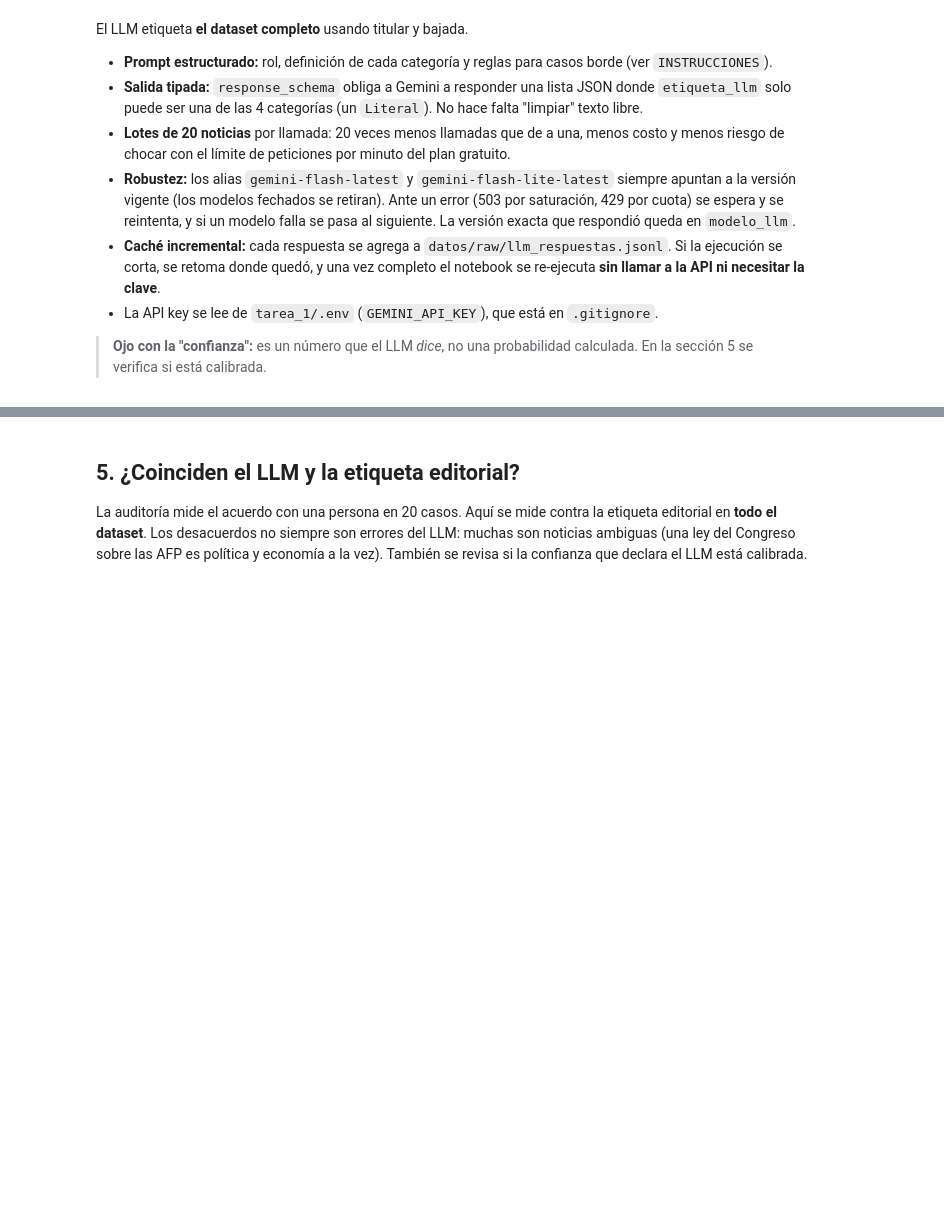
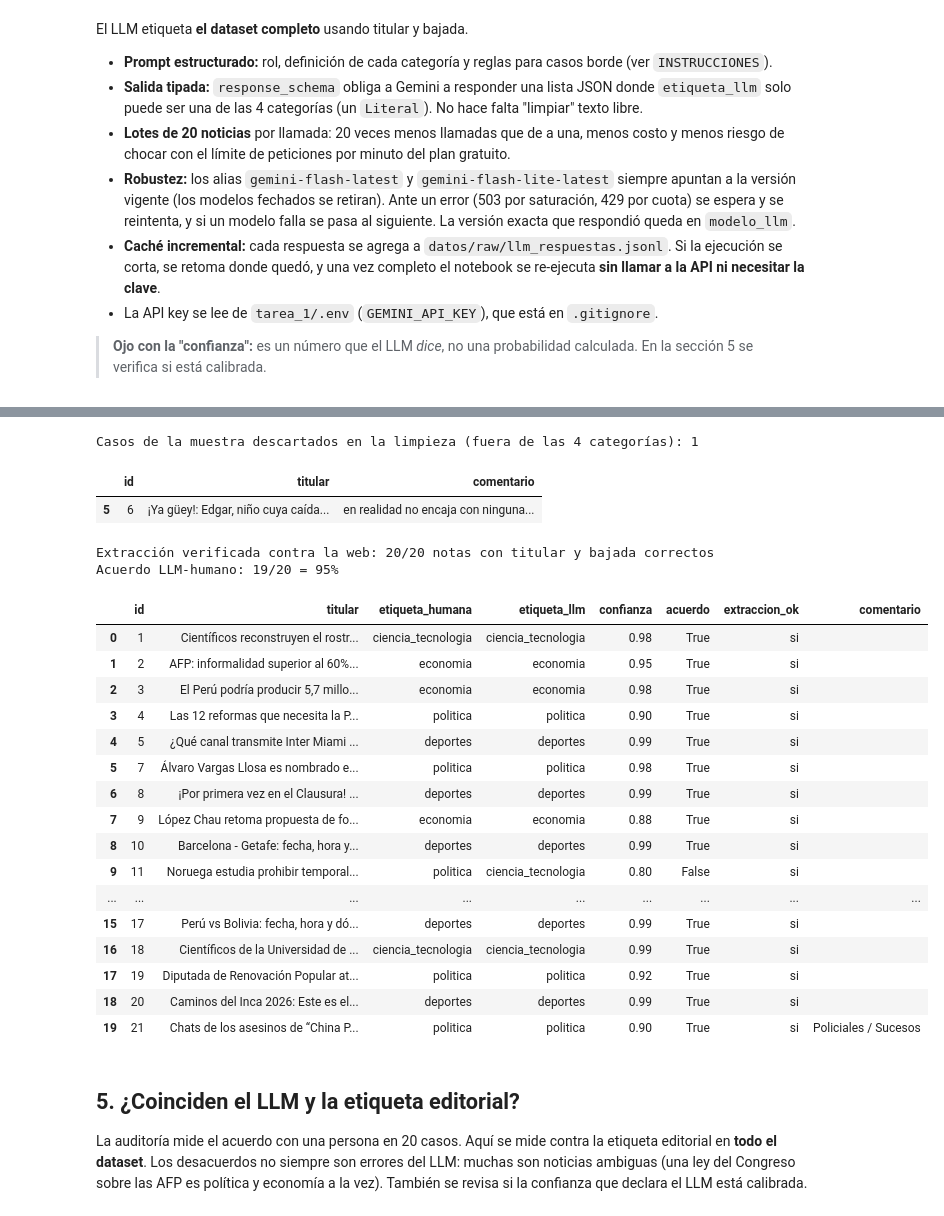
Before and after one commit to rodnm/intermediate-python-hw, a Jupyter notebook: tarea_1/02_clasificacion.ipynb, the cells around one changed output, grey strips where cells are left out. Drawn from its saved outputs; the diff is of its cells as text; code cells hidden in the pictures; blank space fills up the shorter version.

```diff
--- a/tarea_1/02_clasificacion.ipynb
+++ b/tarea_1/02_clasificacion.ipynb
@@ -212,7 +236,9 @@ if len(pendientes):
         print(f"  lote {inicio // TAM_LOTE + 1}: {len(lote)} noticias en {segundos:.1f} s")
         time.sleep(PAUSA_ENTRE_LOTES)
 
+# La caché puede guardar respuestas de notas que la limpieza descartó después (p. ej. tecnologia/streamers)
 llm = pd.DataFrame(cache_llm.values())
+llm = llm[llm["url"].isin(df["url"])]
 df = df.merge(llm[["url", "etiqueta_llm", "confianza", "modelo_llm", "fecha"]].rename(columns={"fecha": "fecha_llm"}),
               on="url", validate="one_to_one")
 assert len(df) == len(llm) and df["etiqueta_llm"].notna().all()
@@ -236,25 +284,57 @@ queda en `datos/raw/auditoria_claves.csv`.
 # %%
 RUTA_AUDITORIA = DATOS / "auditoria_llm.csv"
 RUTA_CLAVES = DATOS / "raw" / "auditoria_claves.csv"
 
 if not RUTA_AUDITORIA.exists():
     muestra = df.sample(20, random_state=SEED).reset_index(drop=True)
     muestra["id"] = muestra.index + 1
     muestra[["id", "url"]].to_csv(RUTA_CLAVES, index=False)
-    (muestra[["id", "titular", "bajada"]].assign(etiqueta_humana="", comentario="")
+    (muestra[["id", "titular", "bajada"]].assign(etiqueta_humana="", extraccion_ok="", comentario="")
      .to_csv(RUTA_AUDITORIA, index=False, encoding="utf-8-sig"))
     raise SystemExit("Plantilla creada en datos/auditoria_llm.csv: completar etiqueta_humana y volver a ejecutar.")
 
 auditoria = (pd.read_csv(RUTA_AUDITORIA, encoding="utf-8-sig").fillna({"comentario": ""})
-             .merge(pd.read_csv(RUTA_CLAVES), on="id")
-             .merge(df[["url", "etiqueta_llm", "confianza", "etiqueta"]], on="url"))
+             .merge(pd.read_csv(RUTA_CLAVES), on="id"))
+fuera_de_dominio = auditoria[~auditoria["url"].isin(df["url"])]
+print(f"Casos de la muestra descartados en la limpieza (fuera de las 4 categorías): {len(fuera_de_dominio)}")
+display(fuera_de_dominio[["id", "titular", "comentario"]])
+auditoria = auditoria.merge(df[["url", "etiqueta_llm", "confianza", "etiqueta"]], on="url")
+assert len(auditoria) == 20, f"La auditoría debe tener 20 casos válidos y tiene {len(auditoria)}"
 auditoria["etiqueta_humana"] = auditoria["etiqueta_humana"].str.strip()
+auditoria["extraccion_ok"] = auditoria["extraccion_ok"].str.strip().str.lower()
 assert auditoria["etiqueta_humana"].isin(CATEGORIAS).all(), "Hay etiquetas humanas vacías o mal escritas"
+assert auditoria["extraccion_ok"].isin(["si", "no"]).all(), "extraccion_ok debe ser 'si' o 'no' en las 20 filas"
 
+extraccion_ok = int((auditoria["extraccion_ok"] == "si").sum())
+print(f"Extracción verificada contra la web: {extraccion_ok}/20 notas con titular y bajada correctos")
 auditoria["acuerdo"] = auditoria["etiqueta_humana"] == auditoria["etiqueta_llm"]
 acuerdo_llm_humano = int(auditoria["acuerdo"].sum())
 print(f"Acuerdo LLM-humano: {acuerdo_llm_humano}/20 = {acuerdo_llm_humano / 20:.0%}")
-display(auditoria[["id", "titular", "etiqueta_humana", "etiqueta_llm", "confianza", "acuerdo", "comentario"]])
+display(auditoria[["id", "titular", "etiqueta_humana", "etiqueta_llm", "confianza", "acuerdo",
+                   "extraccion_ok", "comentario"]])
+# %% [output]
+Casos de la muestra descartados en la limpieza (fuera de las 4 categorías): 1
+|  | id | titular | comentario |
+| 5 | 6 | ¡Ya güey!: Edgar, niño cuya caída... | en realidad no encaja con ninguna... |
+Extracción verificada contra la web: 20/20 notas con titular y bajada correctos
+Acuerdo LLM-humano: 19/20 = 95%
+|  | id | titular | etiqueta_humana | etiqueta_llm | confianza | acuerdo | extraccion_ok | comentario |
+| 0 | 1 | Científicos reconstruyen el rostr... | ciencia_tecnologia | ciencia_tecnologia | 0.98 | True | si |  |
+| 1 | 2 | AFP: informalidad superior al 60%... | economia | economia | 0.95 | True | si |  |
+| 2 | 3 | El Perú podría producir 5,7 millo... | economia | economia | 0.98 | True | si |  |
+| 3 | 4 | Las 12 reformas que necesita la P... | politica | politica | 0.90 | True | si |  |
+| 4 | 5 | ¿Qué canal transmite Inter Miami ... | deportes | deportes | 0.99 | True | si |  |
+| 5 | 7 | Álvaro Vargas Llosa es nombrado e... | politica | politica | 0.98 | True | si |  |
+| 6 | 8 | ¡Por primera vez en el Clausura! ... | deportes | deportes | 0.99 | True | si |  |
+| 7 | 9 | López Chau retoma propuesta de fo... | economia | economia | 0.88 | True | si |  |
+| 8 | 10 | Barcelona - Getafe: fecha, hora y... | deportes | deportes | 0.99 | True | si |  |
+| 9 | 11 | Noruega estudia prohibir temporal... | politica | ciencia_tecnologia | 0.80 | False | si |  |
+| ... | ... | ... | ... | ... | ... | ... | ... | ... |
+| 15 | 17 | Perú vs Bolivia: fecha, hora y dó... | deportes | deportes | 0.99 | True | si |  |
+| 16 | 18 | Científicos de la Universidad de ... | ciencia_tecnologia | ciencia_tecnologia | 0.99 | True | si |  |
+| 17 | 19 | Diputada de Renovación Popular at... | politica | politica | 0.92 | True | si |  |
+| 18 | 20 | Caminos del Inca 2026: Este es el... | deportes | deportes | 0.99 | True | si |  |
+| 19 | 21 | Chats de los asesinos de “China P... | politica | politica | 0.90 | True | si | Policiales / Sucesos |
 # %% [markdown]
 ## 5. ¿Coinciden el LLM y la etiqueta editorial?
 
```
Also changed, not shown: parts of 14 cells of this notebook, 7 other files.
